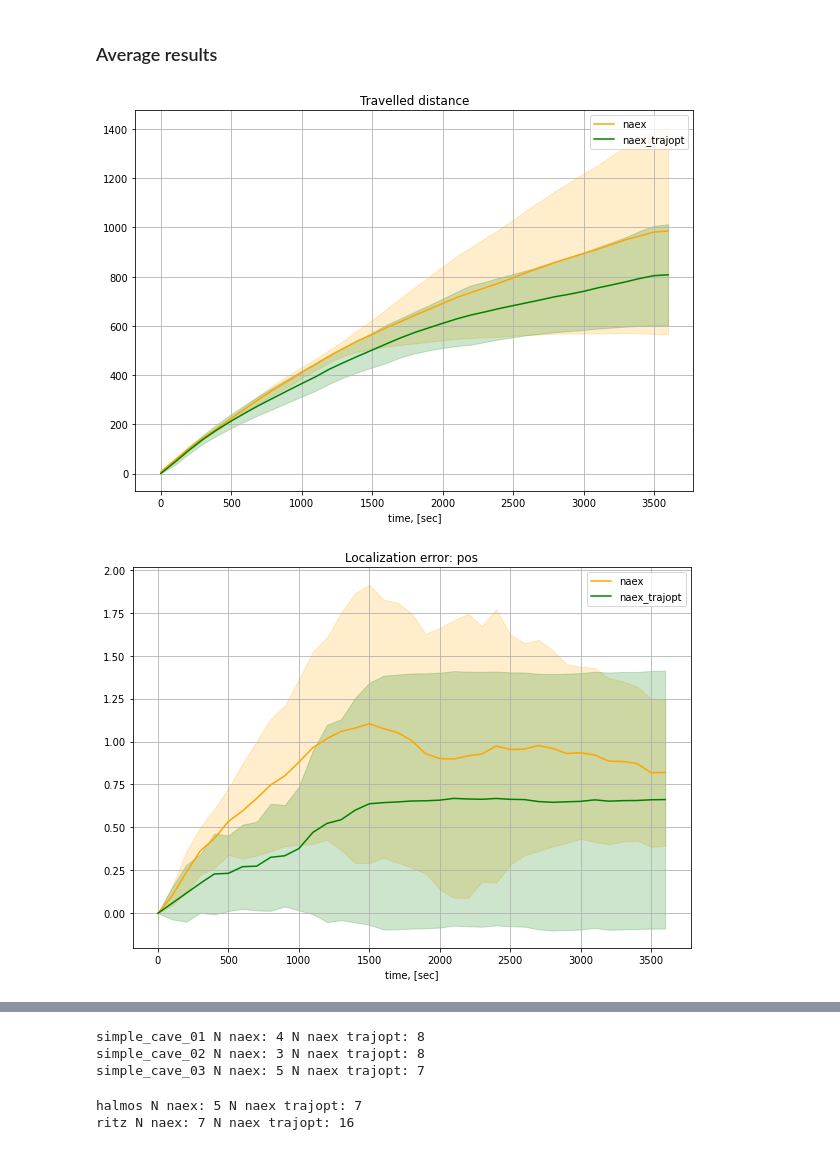
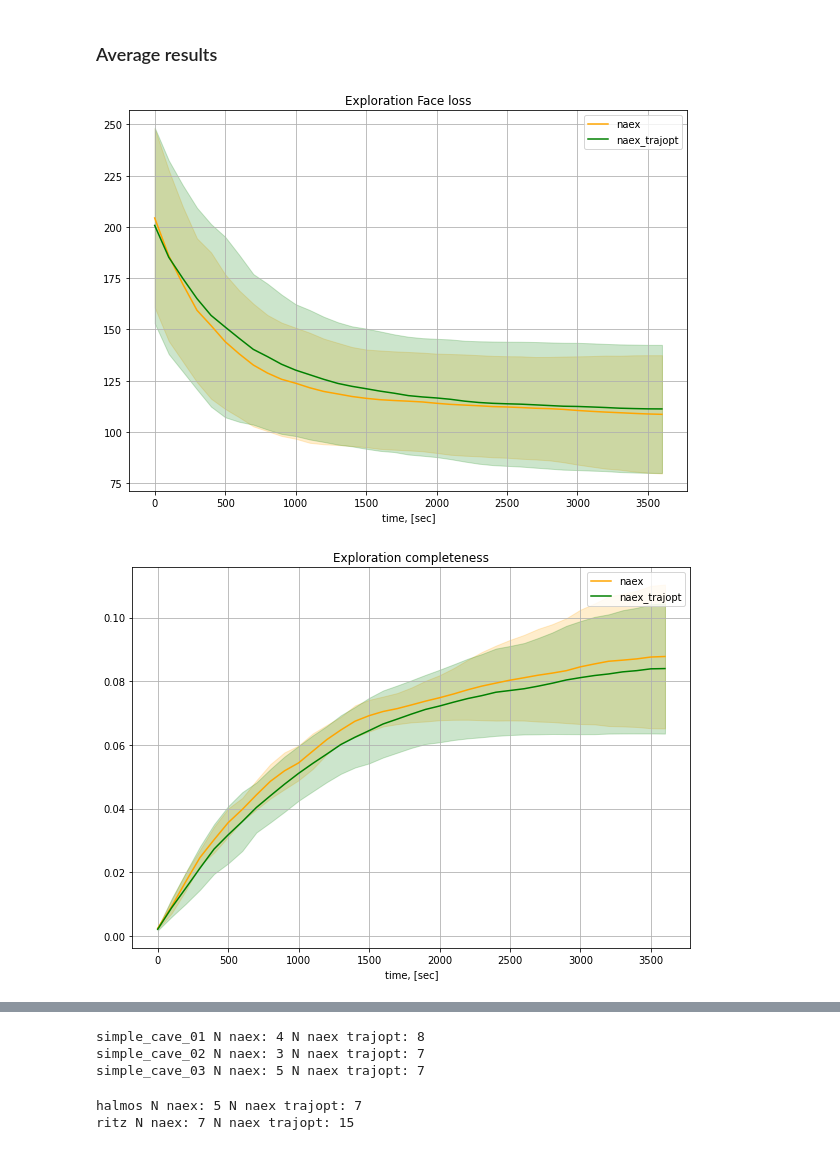
Before and after one commit to tpet/rpz_planning, a Jupyter notebook: notebooks/metrics_xls_parser.ipynb, the cells around one changed output, grey strips where cells are left out. Cells and saved outputs as stored; diff of their text form; code cells hidden in the pictures.

```diff
--- a/notebooks/metrics_xls_parser.ipynb
+++ b/notebooks/metrics_xls_parser.ipynb
@@ -7,23 +7,23 @@ import os
 ### Evaluation criterions
 # %%
 common_metrics = [
-#     'Exploration Face loss',
+    'Exploration Face loss',
 #     'Exploration Edge loss',
 #     'Exploration Chamfer loss',
-#     'Exploration completeness',
+    'Exploration completeness',
 #     'Map Face loss',
 #     'Map Edge loss',
 #     'Map Chamfer loss',
-#     'Artifacts Exploration completeness',
+    'Artifacts Exploration completeness',
 #     'Detections score',
 #     'mAP',
-#     'Total Expected reward',
-#     'Total artifacts reward',
-    'Travelled distance',
-#     'Total Actual reward',
+    'Total Expected reward',
+    'Total artifacts reward',
+#     'Travelled distance',
+    'Total Actual reward',
     'Localization error: pos',
 #     'Localization error: ang'
-#     'Artifacts Localization error',
+    'Artifacts Localization error',
 ]
 
 worlds = ["simple_cave_01", "simple_cave_02", "simple_cave_03"]
@@ -101,16 +101,23 @@ for world in worlds:
         for file in xls_files_world:
             data = pd.read_excel(file)
             data = data.fillna(method='ffill')
+            data['Artifacts Localization error'] =\
+                    np.abs(data['Artifacts Localization error'] - data['Localization error: pos'][0])
+            data['Localization error: pos'] =\
+                    np.abs(data['Localization error: pos'] - data['Localization error: pos'][0])
+            for i, p in enumerate(np.array(data['Localization error: pos'])):
+                if p > 7.0:
+                    p = np.abs(p - 7.82)
+                    data.at[i, 'Localization error: pos'] = p
+#             data['Localization error: ang'] = data['Localization error: ang'] - data['Localization error: ang'][0]
             if metric in data and \
                np.max(data['Exploration completeness']) > MIN_EXP_COMPL and \
                np.max(data['Travelled distance']) > MIN_TRAVELLED_DIST and \
                np.max(data[metric]) >= 0:
-                if 'Localization error: pos' in data:
-                    data['Localization error: pos'] = np.abs(data['Localization error: pos'] - data['Localization error: pos'][0])
-#                         data['Localization error: ang'] = data['Localization error: ang'] - data['Localization error: ang'][0]
                 ls = 'solid' if 'true' in file else 'dashed'
                 t = data['Time stamp'] - data['Time stamp'][0]
                 plt.plot(t, data[metric], linestyle=ls, label=file)
+
         plt.grid()
         plt.xlabel('time, [sec]')
 #         plt.legend()
@@ -167,6 +181,8 @@ for metric in common_metrics:
         data = pd.read_excel(file)
         data = data.fillna(method='ffill')
         if 'Localization error: pos' in data:
+            data['Artifacts Localization error'] =\
+                    np.abs(data['Artifacts Localization error'] - data['Localization error: pos'][0])
             data['Localization error: pos'] = np.abs(data['Localization error: pos'] - data['Localization error: pos'][0])
 
         if metric in data and \
@@ -192,32 +208,32 @@ for metric in common_metrics:
 
     t_mean = np.linspace(0, 3600, 37)
 
     values_interp = [np.interp(t_mean, t, v) for t, v in zip(ts, values)]
     mean = np.mean(values_interp, axis=0)
     std = np.std(values_interp, axis=0)
 
     values_interp = [np.interp(t_mean, t, v) for t, v in zip(ts_trajopt, values_trajopt)]
     mean_trajopt = np.mean(values_interp, axis=0)
     std_trajopt = np.std(values_interp, axis=0)
 
     plt.figure(figsize=(10, 7))
     plt.title(metric)
     # for t, v, v_interp in zip(ts, values, values_interp):
     #     plt.plot(t, v)
     #     plt.plot(t_mean, v_interp, 'x')
 
     plt.plot(t_mean, mean, label='naex', color='orange')
     plt.fill_between(t_mean, mean-std, mean+std, color='orange', alpha=0.2)
 
     plt.plot(t_mean, mean_trajopt, label='naex_trajopt', color='green')
     plt.fill_between(t_mean, mean_trajopt-std_trajopt, mean_trajopt+std_trajopt, color='green', alpha=0.2)
 
     plt.grid()
     plt.xlabel('time, [sec]')
     plt.legend()
 
     plt.show()
     plt.close()
 # %% [output]
-[figure, old version]
+[figure, new version]
-[figure, old version]
+[figure, new version]
@@ -231,7 +253,7 @@ for world_name in worlds:
     print(world_name, "N naex:", n_naex, "N naex trajopt:", n_naex_trajopt)
 # %% [output]
 simple_cave_01 N naex: 4 N naex trajopt: 8
-simple_cave_02 N naex: 3 N naex trajopt: 8
+simple_cave_02 N naex: 3 N naex trajopt: 7
 simple_cave_03 N naex: 5 N naex trajopt: 7
 # %%
 for cmp_name in computers:
@@ -241,4 +263,4 @@ for cmp_name in computers:
     print(cmp_name, "N naex:", n_naex, "N naex trajopt:", n_naex_trajopt)
 # %% [output]
 halmos N naex: 5 N naex trajopt: 7
-ritz N naex: 7 N naex trajopt: 16
+ritz N naex: 7 N naex trajopt: 15
```
Also changed, not shown: parts of 2 cells of this notebook, 4 other files.
